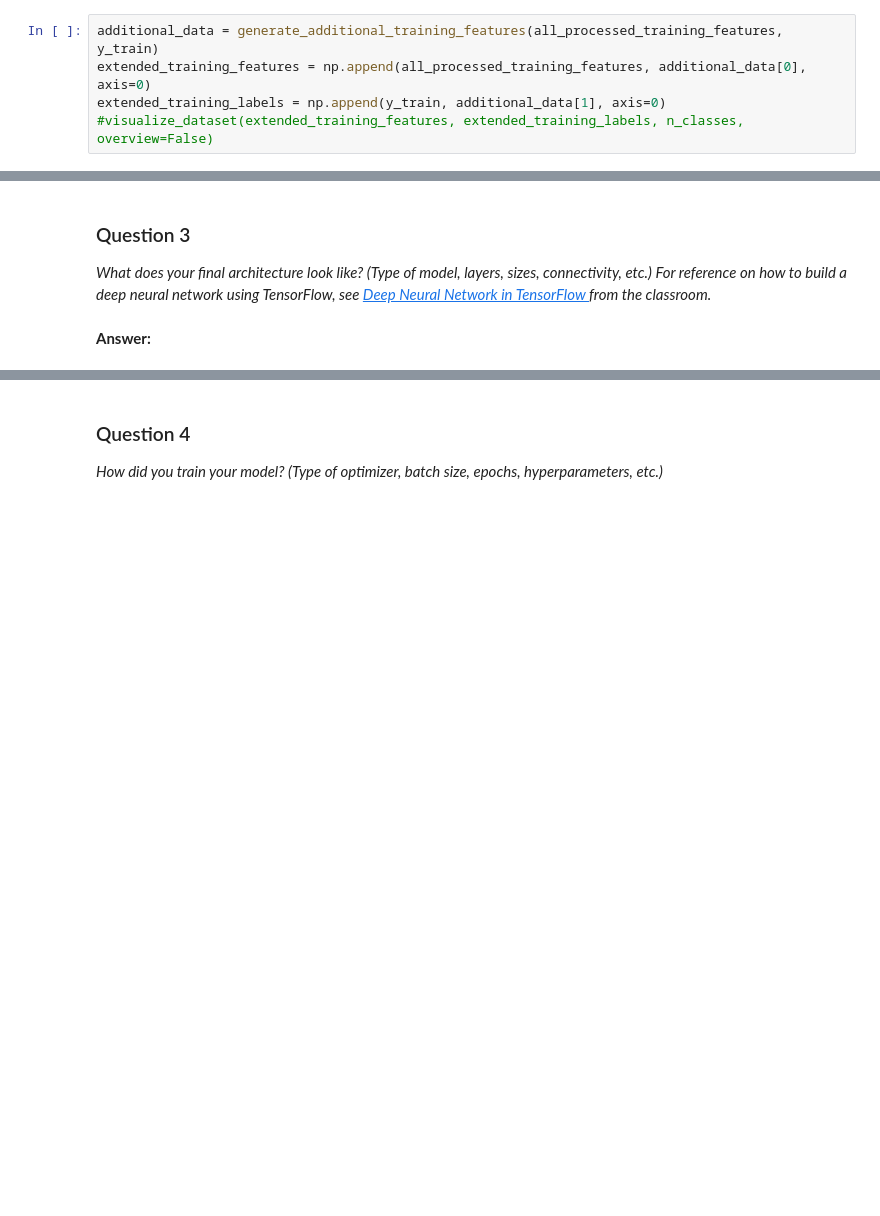
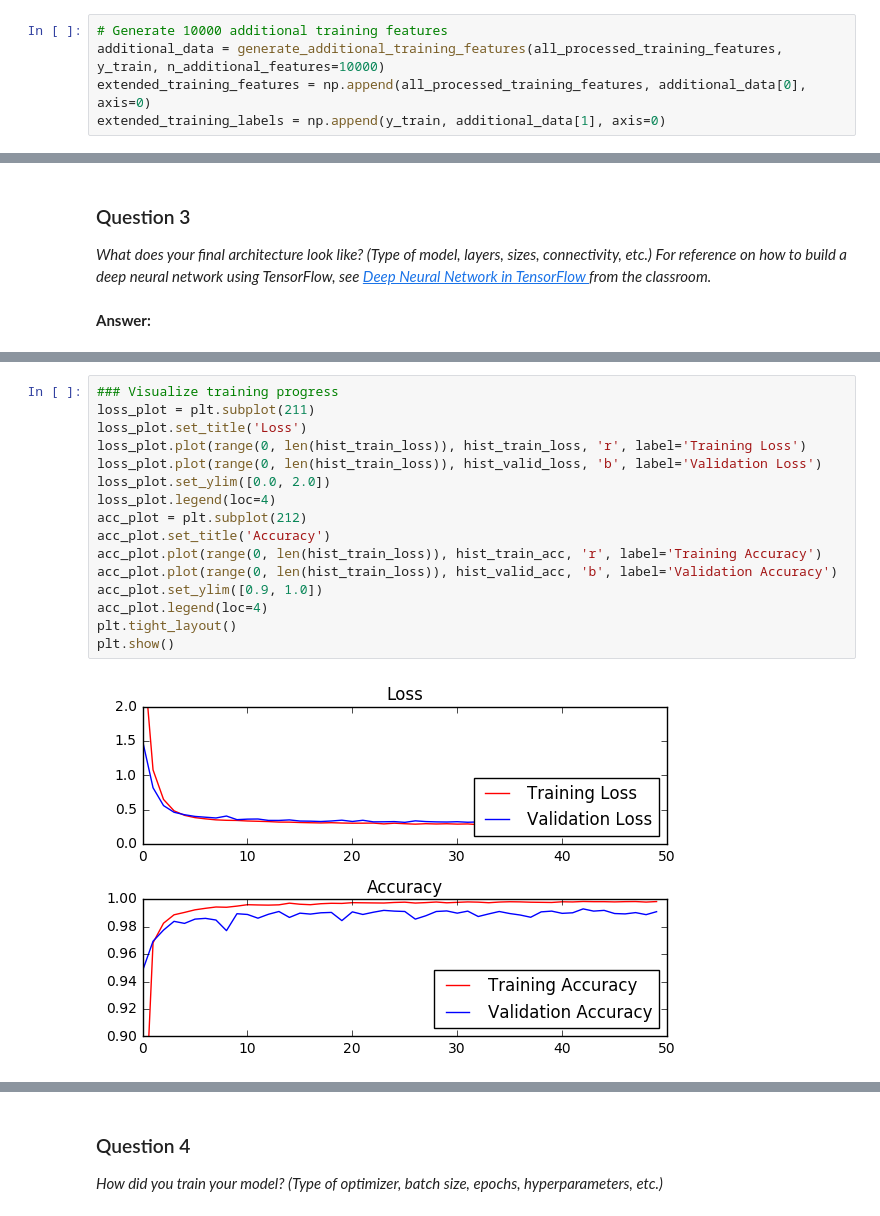
Before and after one commit to johannesfrimberger/CarND-TrafficSigns-p2, a Jupyter notebook: Traffic_Sign_Classifier.ipynb, the cells around one changed output, grey strips where cells are left out. Drawn from its saved outputs; the diff is of its cells as text; blank space fills up the shorter version.

```diff
--- a/Traffic_Sign_Classifier.ipynb
+++ b/Traffic_Sign_Classifier.ipynb
@@ -267,7 +285,7 @@ def generate_additional_training_features(org_featues, org_labels, n_additional_
 
     return (new_features, new_labels)
 # %%
-additional_data = generate_additional_training_features(all_processed_training_features, y_train)
+# Generate 10000 additional training features
+additional_data = generate_additional_training_features(all_processed_training_features, y_train, n_additional_features=10000)
 extended_training_features = np.append(all_processed_training_features, additional_data[0], axis=0)
 extended_training_labels = np.append(y_train, additional_data[1], axis=0)
-#visualize_dataset(extended_training_features, extended_training_labels, n_classes, overview=False)
@@ -466,0 +487,18 @@ Test Accuracy = 0.953
+# %%
+### Visualize training progress
+loss_plot = plt.subplot(211)
+loss_plot.set_title('Loss')
+loss_plot.plot(range(0, len(hist_train_loss)), hist_train_loss, 'r', label='Training Loss')
+loss_plot.plot(range(0, len(hist_train_loss)), hist_valid_loss, 'b', label='Validation Loss')
+loss_plot.set_ylim([0.0, 2.0])
+loss_plot.legend(loc=4)
+acc_plot = plt.subplot(212)
+acc_plot.set_title('Accuracy')
+acc_plot.plot(range(0, len(hist_train_loss)), hist_train_acc, 'r', label='Training Accuracy')
+acc_plot.plot(range(0, len(hist_train_loss)), hist_valid_acc, 'b', label='Validation Accuracy')
+acc_plot.set_ylim([0.9, 1.0])
+acc_plot.legend(loc=4)
+plt.tight_layout()
+plt.show()
+# %% [output]
+[figure, added]
```
Also changed, not shown: parts of 18 cells of this notebook.
